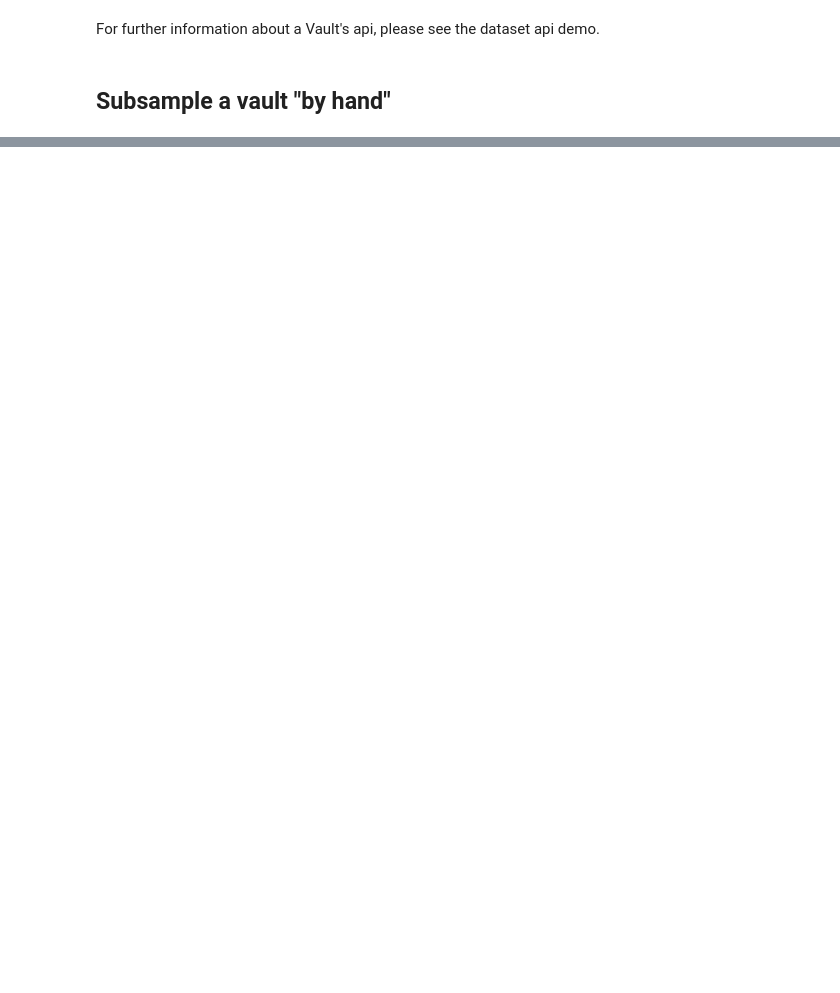
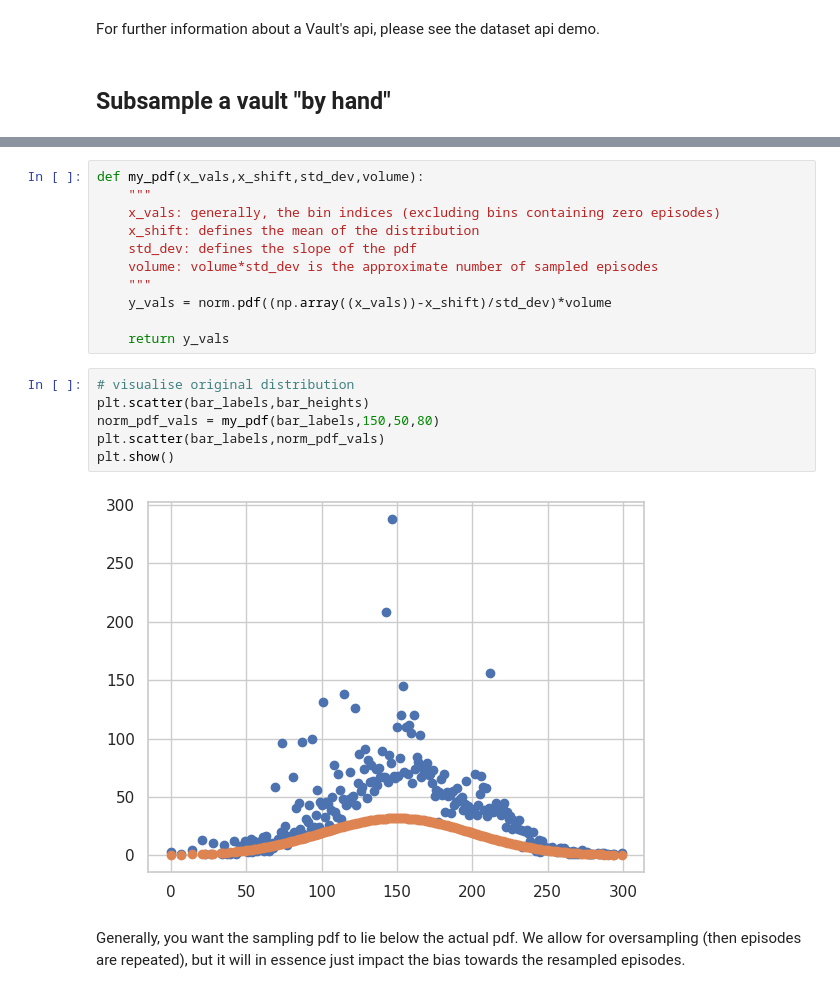
Before and after one commit to instadeepai/og-marl, a Jupyter notebook: examples/manual_dataset_subsampling_demo.ipynb, the cells around one changed output, grey strips where cells are left out. Cells and saved outputs as stored; diff of their text form; blank space fills up the shorter version.

```diff
--- a/examples/manual_dataset_subsampling_demo.ipynb
+++ b/examples/manual_dataset_subsampling_demo.ipynb
@@ -48,0 +92,21 @@ plt.show()
+# %%
+def my_pdf(x_vals,x_shift,std_dev,volume):
+    """
+    x_vals: generally, the bin indices (excluding bins containing zero episodes)
+    x_shift: defines the mean of the distribution
+    std_dev: defines the slope of the pdf
+    volume: volume*std_dev is the approximate number of sampled episodes
+    """
+    y_vals = norm.pdf((np.array((x_vals))-x_shift)/std_dev)*volume
+
+    return y_vals
+# %%
+# visualise original distribution
+plt.scatter(bar_labels,bar_heights)
+norm_pdf_vals = my_pdf(bar_labels,150,50,80)
+plt.scatter(bar_labels,norm_pdf_vals)
+plt.show()
+# %% [output]
+[figure, added]
+# %% [markdown]
+Generally, you want the sampling pdf to lie below the actual pdf. We allow for oversampling (then episodes are repeated), but it will in essence just impact the bias towards the resampled episodes.
```
Also changed, not shown: parts of 13 cells of this notebook, 1 other file.
